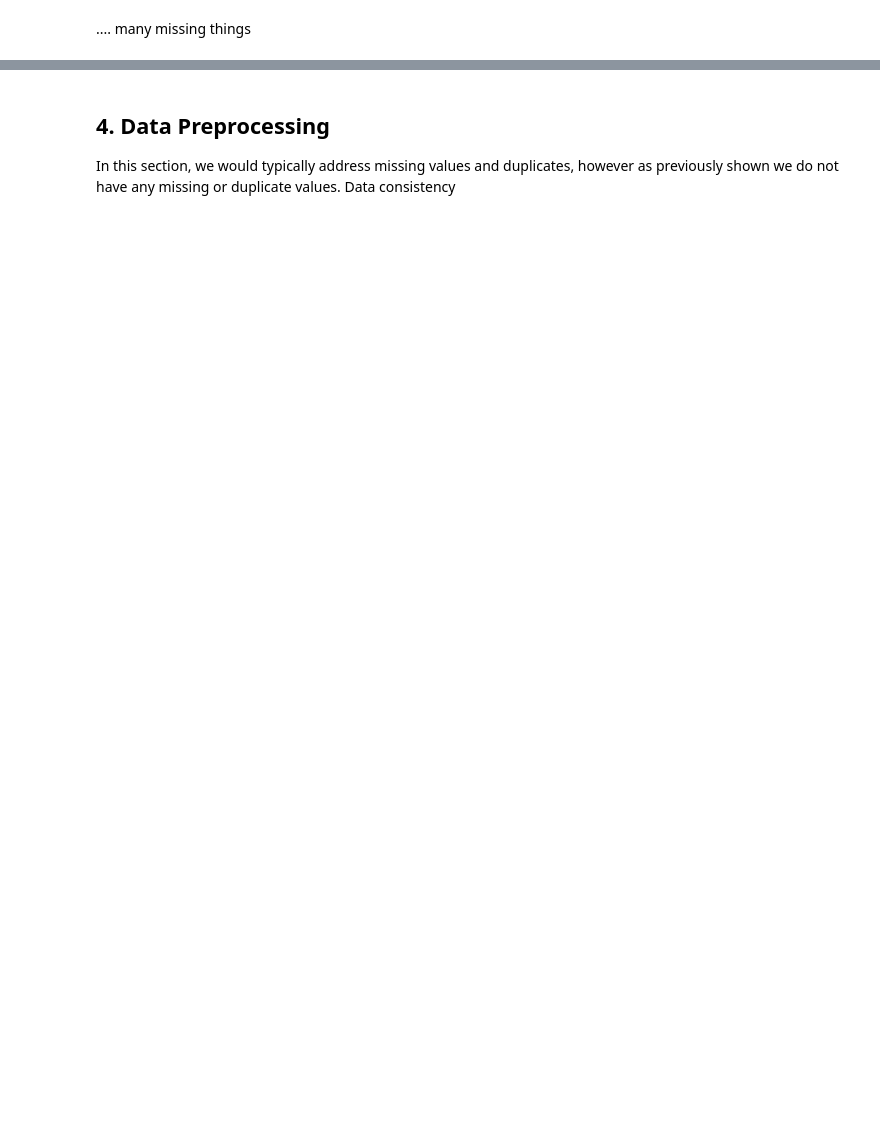
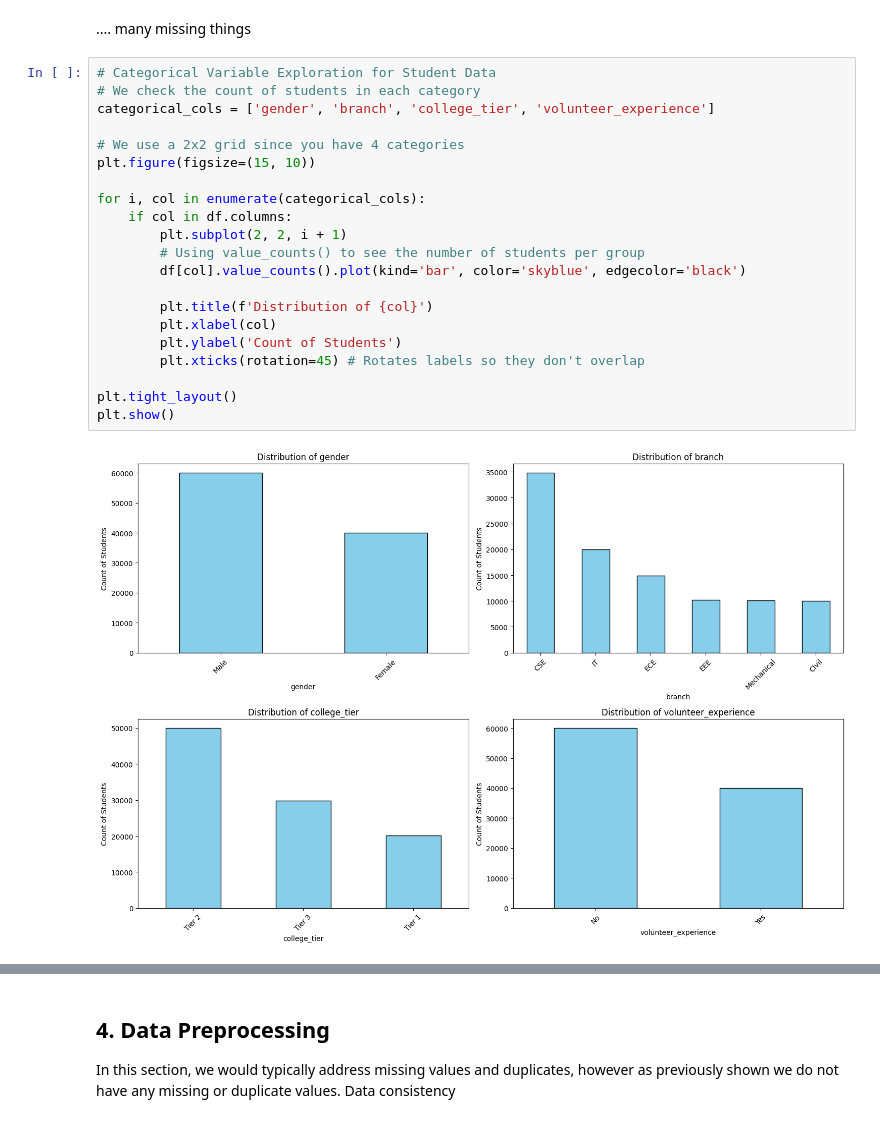
Before and after one commit to JoAz06/Workshop2Project, a Jupyter notebook: regression.ipynb, the cells around one changed output, grey strips where cells are left out. Drawn from its saved outputs; the diff is of its cells as text; blank space fills up the shorter version.

```diff
--- a/regression.ipynb
+++ b/regression.ipynb
@@ -202,2 +286,25 @@ for i, column in enumerate(numeric_cols):
 # %% [markdown]
 .... many missing things
+# %%
+# Categorical Variable Exploration for Student Data
+# We check the count of students in each category
+categorical_cols = ['gender', 'branch', 'college_tier', 'volunteer_experience']
+
+# We use a 2x2 grid since you have 4 categories
+plt.figure(figsize=(15, 10))
+
+for i, col in enumerate(categorical_cols):
+    if col in df.columns:
+        plt.subplot(2, 2, i + 1)
+        # Using value_counts() to see the number of students per group
+        df[col].value_counts().plot(kind='bar', color='skyblue', edgecolor='black')
+
+        plt.title(f'Distribution of {col}')
+        plt.xlabel(col)
+        plt.ylabel('Count of Students')
+        plt.xticks(rotation=45) # Rotates labels so they don't overlap
+
+plt.tight_layout()
+plt.show()
+# %% [output]
+[figure, added]
```
Also changed, not shown: parts of 26 cells of this notebook.
